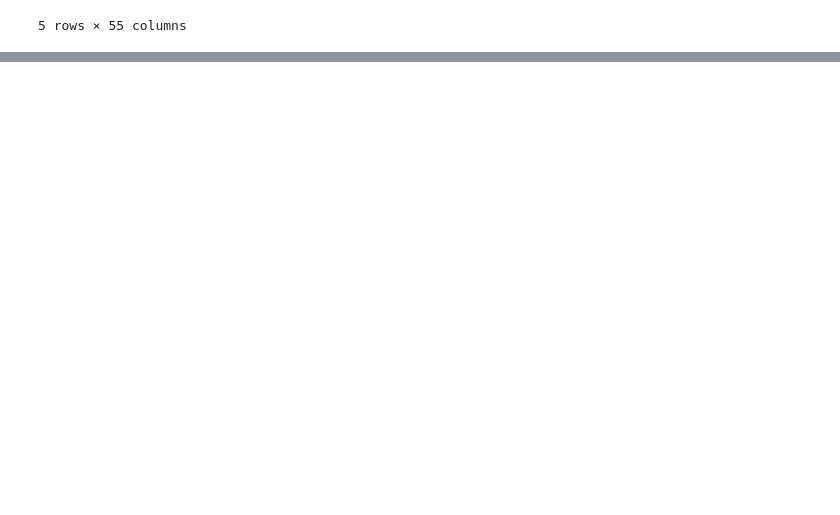
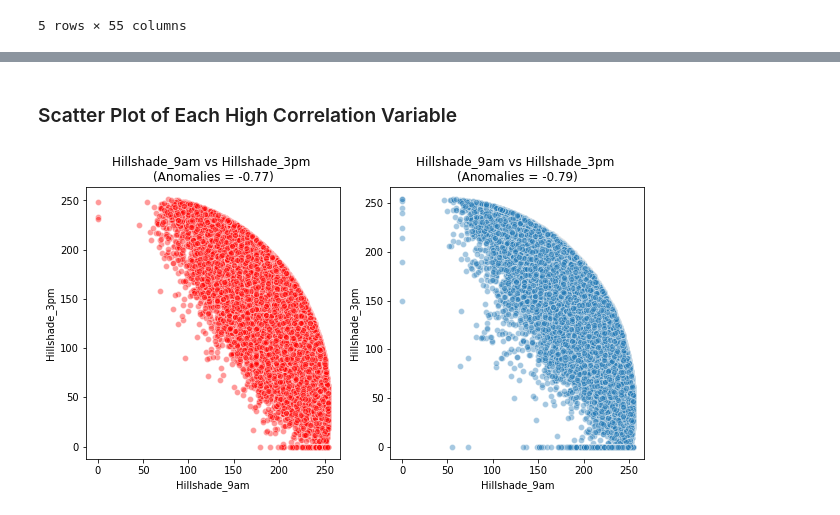
Before and after one commit to Yukkiasuna-sao/Anomaly_Detection, a Jupyter notebook: implementation/STEP2_Implementation.ipynb, the cells around one changed output, grey strips where cells are left out. Drawn from its saved outputs; the diff is of its cells as text; code cells hidden in the pictures; blank space fills up the shorter version.

```diff
--- a/implementation/STEP2_Implementation.ipynb
+++ b/implementation/STEP2_Implementation.ipynb
@@ -122,0 +182,15 @@ Name: Cover_Type, dtype: int64
+# %%
+train = pd.concat([X_train, y_train], axis = 1)
+
+f = plt.figure(figsize = (25, 12))
+
+for i, col in enumerate(train.drop(columns = 'Anomalies').columns):
+    if i + 1 < 11:
+        f.add_subplot(2, 5, i+1)
+        sns.distplot(train.loc[train['Anomalies'] == 0][col])
+        sns.distplot(train.loc[train['Anomalies'] == 1][col])
+
+        plt.legend(labels = ['Normal','Anomalies'],loc = 'best')
+
+        plt.title("Distribution by {}".format(col))
+        plt.xlabel(col)
@@ -122,0 +222,32 @@ Name: Cover_Type, dtype: int64
+# %% [markdown]
+### Scatter Plot of Each High Correlation Variable
+# %%
+def Scatterplot(feature1, feature2, data):
+    f = plt.figure(figsize = (10, 5))
+
+    f.add_subplot(1 ,2, 1)
+
+    sns.scatterplot(data.loc[data['Anomalies'] == 1][feature1], data.loc[data['Anomalies'] == 1][feature2],
+                   alpha = 0.4, color = 'r')
+
+    if len(feature1) | len(feature2) > 8:
+        plt.title("{} vs {} \n(Anomalies = {})".format(feature1, feature2, round(data.loc[data['Anomalies'] == 1][[feature1, feature2]].corr().min()[0],2)))
+
+    else:
+        plt.title("{} vs {} (Anomalies = {})".format(feature1, feature2, round(data.loc[data['Anomalies'] == 1][[feature1, feature2]].corr().min()[0],2)))
+
+    f.add_subplot(1, 2, 2)
+    sns.scatterplot(data.loc[data['Anomalies'] == 0][feature1], data.loc[data['Anomalies'] == 0][feature2],
+                   alpha = 0.4)
+
+    if len(feature1) | len(feature2) > 8:
+        plt.title("{} vs {} \n(Anomalies = {})".format(feature1, feature2, round(data.loc[data['Anomalies'] == 0][[feature1, feature2]].corr().min()[0],2)))
+
+    else:
+        plt.title("{} vs {} (Anomalies = {})".format(feature1, feature2, round(data.loc[data['Anomalies'] == 0][[feature1, feature2]].corr().min()[0],2)))
+
+    plt.show()
+# %%
+Scatterplot('Hillshade_9am', 'Hillshade_3pm', train)
+# %% [output]
+[figure, added]
```
Also changed, not shown: parts of 29 cells of this notebook.
